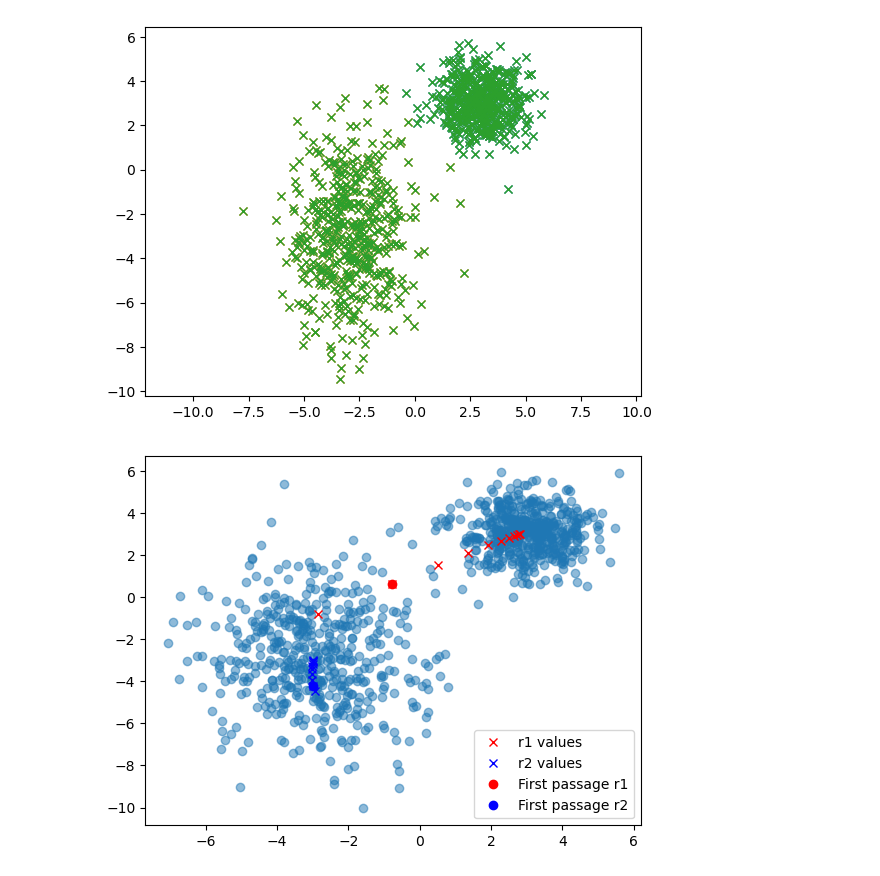
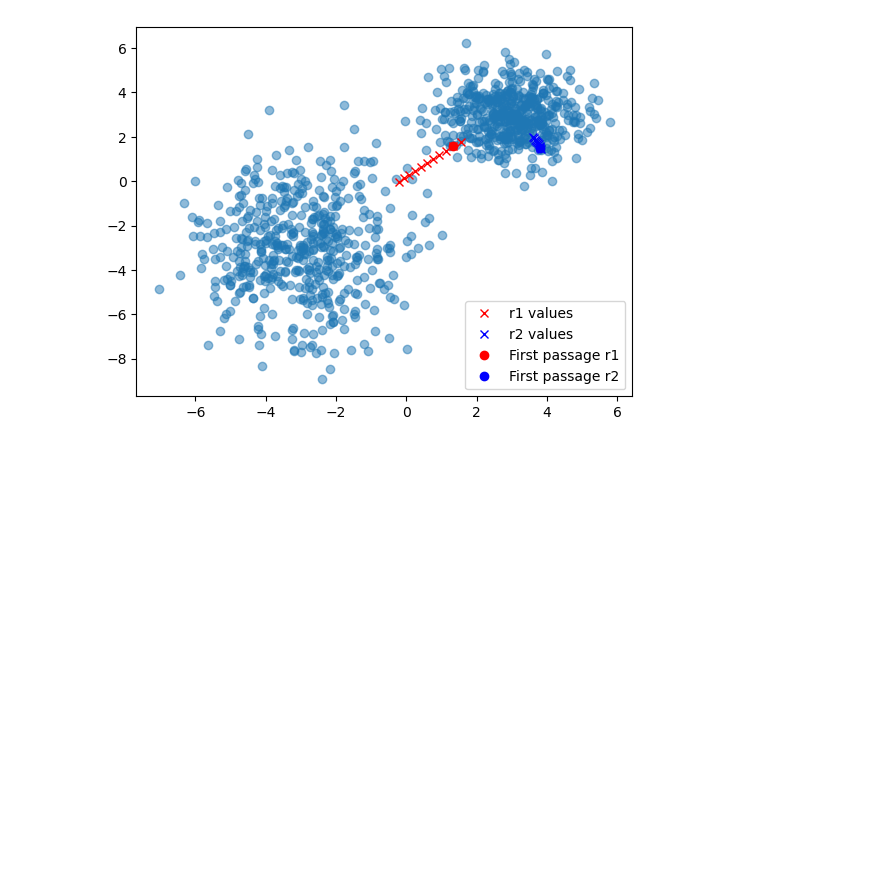
Before and after one commit to Qubi0-0/MachineLearning, a Jupyter notebook: UnsupervisedLearning/UnsupervisedLearning.ipynb, the cells around one changed output. Drawn from its saved outputs; the diff is of its cells as text; code cells hidden in the pictures; blank space fills up the shorter version.

```diff
--- a/UnsupervisedLearning/UnsupervisedLearning.ipynb
+++ b/UnsupervisedLearning/UnsupervisedLearning.ipynb
@@ -12,6 +12,7 @@ class UnsupervisedLearning:
 
     def __init__(self):
         self.data_set = []
+        self.alpha = 0.0001
 
     def ex1(self, plot_flag = False):
         mean = [3, 3]
@@ -40,7 +41,7 @@ class UnsupervisedLearning:
         self.data_set = c
 
     def generate_data(self):
-        alpha = 0.1
+
 
         mean = [3, 3]
         cov = [[1, 0], [0, 1]]
@@ -60,14 +61,13 @@ class UnsupervisedLearning:
         r2 = random.choice(data.T)
         for x in data.T:
             if np.linalg.norm(x[:-1] - r1[:-1]) < np.linalg.norm(x[:-1] - r2[:-1]):
-                r1 = (1 - alpha) * r1 + alpha * x
+                r1 = (1 - self.alpha) * r1 + self.alpha * x
             else:
-                r2 = (1 - alpha) * r2 + alpha * x
+                r2 = (1 - self.alpha) * r2 + self.alpha * x
 
         return data, r1, r2
 
     def adapt_data(self, data, r1, r2):
-        alpha = 0.001
         r1_values = [r1]
         r2_values = [r2]
         first_passage_r1 = []
@@ -76,9 +76,9 @@ class UnsupervisedLearning:
         for iter in range(10):
             for x in data.T:
                 if np.linalg.norm(x[:-1] - r1[:-1]) < np.linalg.norm(x[:-1] - r2[:-1]):
-                    r1 = (1 - alpha) * r1 + alpha * x
+                    r1 = (1 - self.alpha) * r1 + self.alpha * x
                 else:
-                    r2 = (1 - alpha) * r2 + alpha * x
+                    r2 = (1 - self.alpha) * r2 + self.alpha * x
             if iter == 0:
                 first_passage_r1.append(r1)
                 first_passage_r2.append(r2)
@@ -89,7 +89,7 @@ class UnsupervisedLearning:
         return r1_values, r2_values, first_passage_r1, first_passage_r2
 
     def plot_data(self, data, r1_values, r2_values, first_passage_r1, first_passage_r2):
-        plt.scatter(data[0, :], data[1, :], alpha=0.5)
+        plt.scatter(data[0, :], data[1, :], alpha= 0.5)
 
         r1_values = np.array(r1_values)
         r2_values = np.array(r2_values)
@@ -110,10 +189,9 @@ class UnsupervisedLearning:
 # %%
 if __name__ == "__main__":
-    np.random.seed(2137)
+    # np.random.seed(2137)
     learner = UnsupervisedLearning()
-    learner.ex1(plot_flag= True)
+    # learner.ex1(plot_flag= True)
     # a)
     learner.run()
 # %% [output]
-[figure, old version]
+[figure, new version]
-[figure, removed]
```
Also changed, not shown: parts of 2 cells of this notebook.
